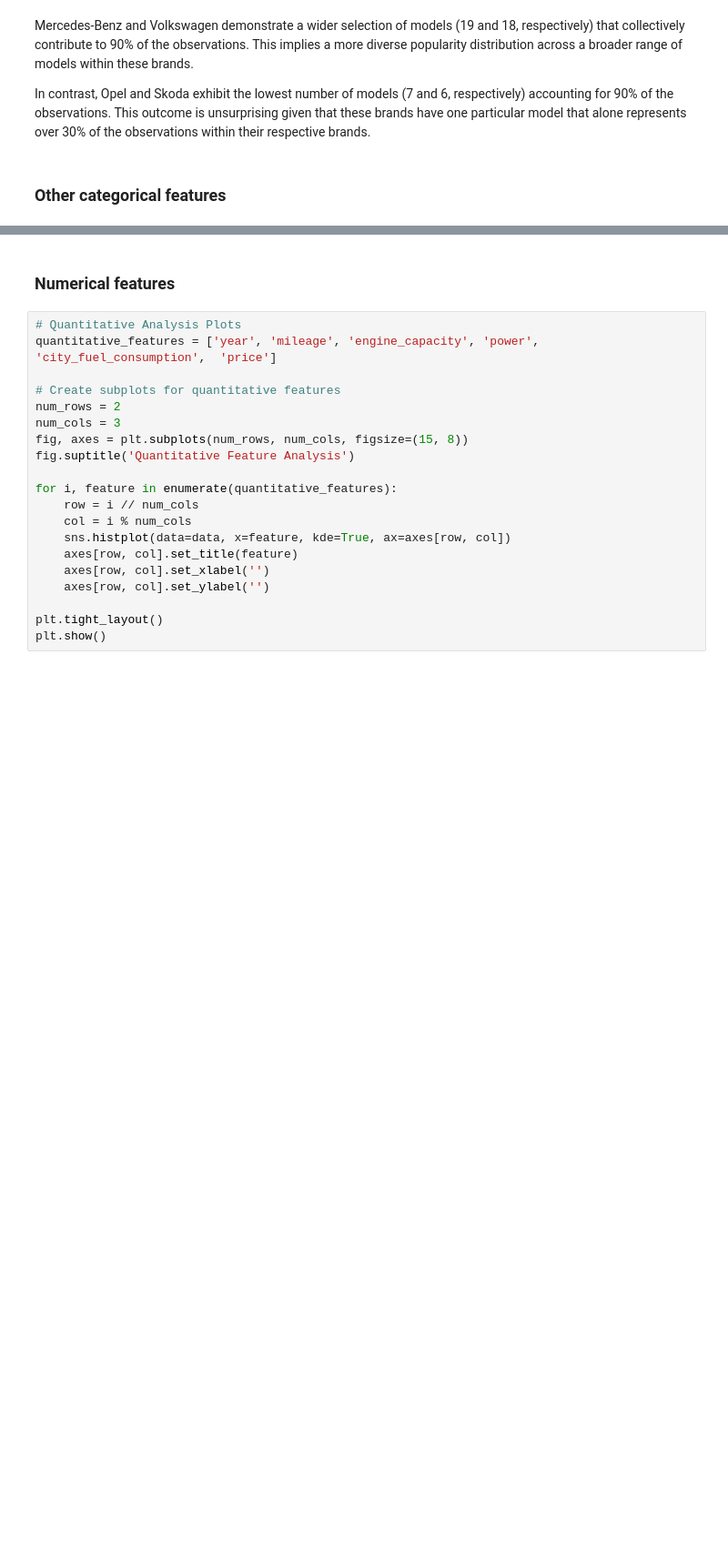
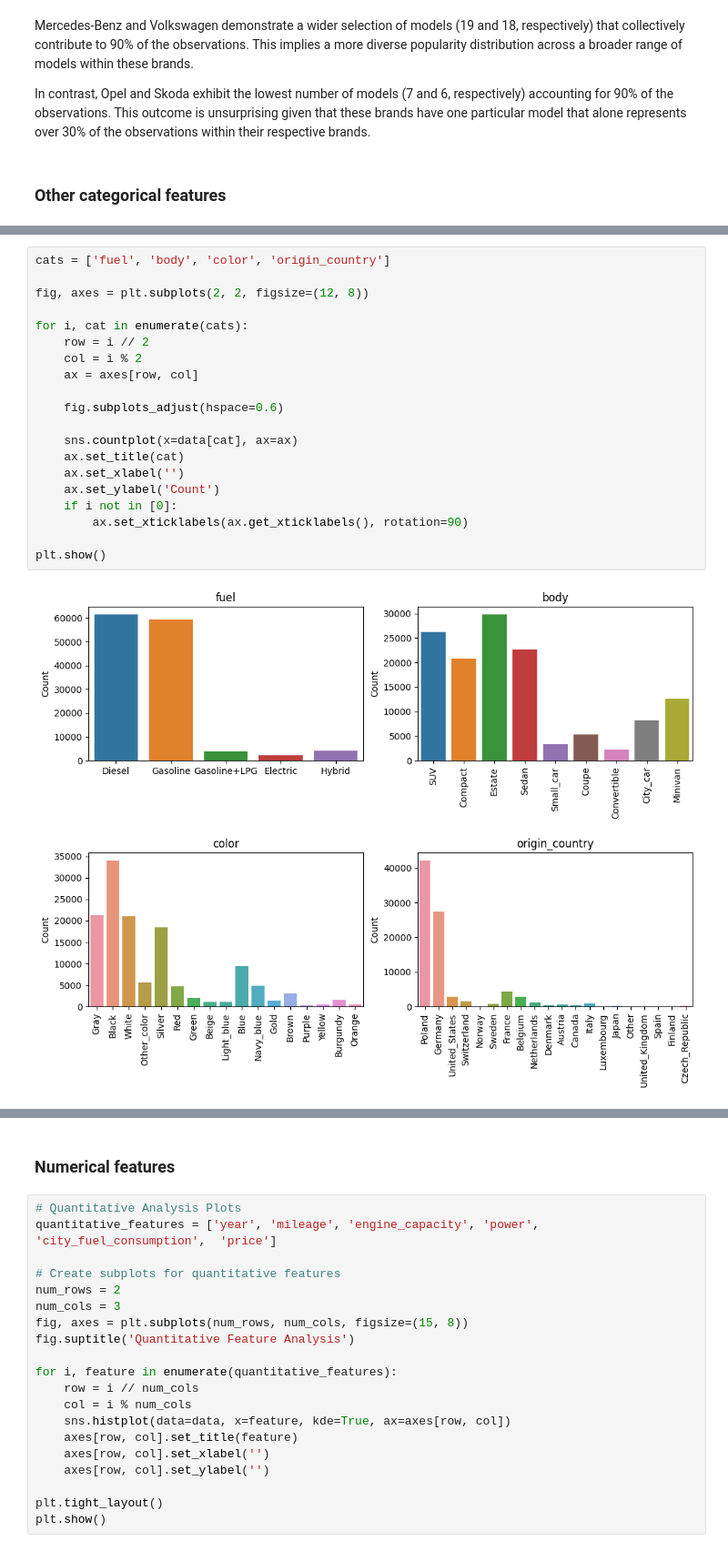
Before and after one commit to pawel-grzeszczyk/Car-Market-Analysis, a Jupyter notebook: data_analysis.ipynb, the cells around one changed output, grey strips where cells are left out. Shown: that part at 91% size. Saved outputs shown, nothing was run; the diff lists cells and outputs as text; blank space fills up the shorter version.

```diff
--- a/data_analysis.ipynb
+++ b/data_analysis.ipynb
@@ -139,0 +128,22 @@ In contrast, Opel and Skoda exhibit the lowest number of models (7 and 6, respec
+# %%
+cats = ['fuel', 'body', 'color', 'origin_country']
+
+fig, axes = plt.subplots(2, 2, figsize=(12, 8))
+
+for i, cat in enumerate(cats):
+    row = i // 2
+    col = i % 2
+    ax = axes[row, col]
+
+    fig.subplots_adjust(hspace=0.6)
+
+    sns.countplot(x=data[cat], ax=ax)
+    ax.set_title(cat)
+    ax.set_xlabel('')
+    ax.set_ylabel('Count')
+    if i not in [0]:
+        ax.set_xticklabels(ax.get_xticklabels(), rotation=90)
+
+plt.show()
+# %% [output]
+[figure, added]
```
Also changed, not shown: parts of 8 cells of this notebook, 1 other file.
